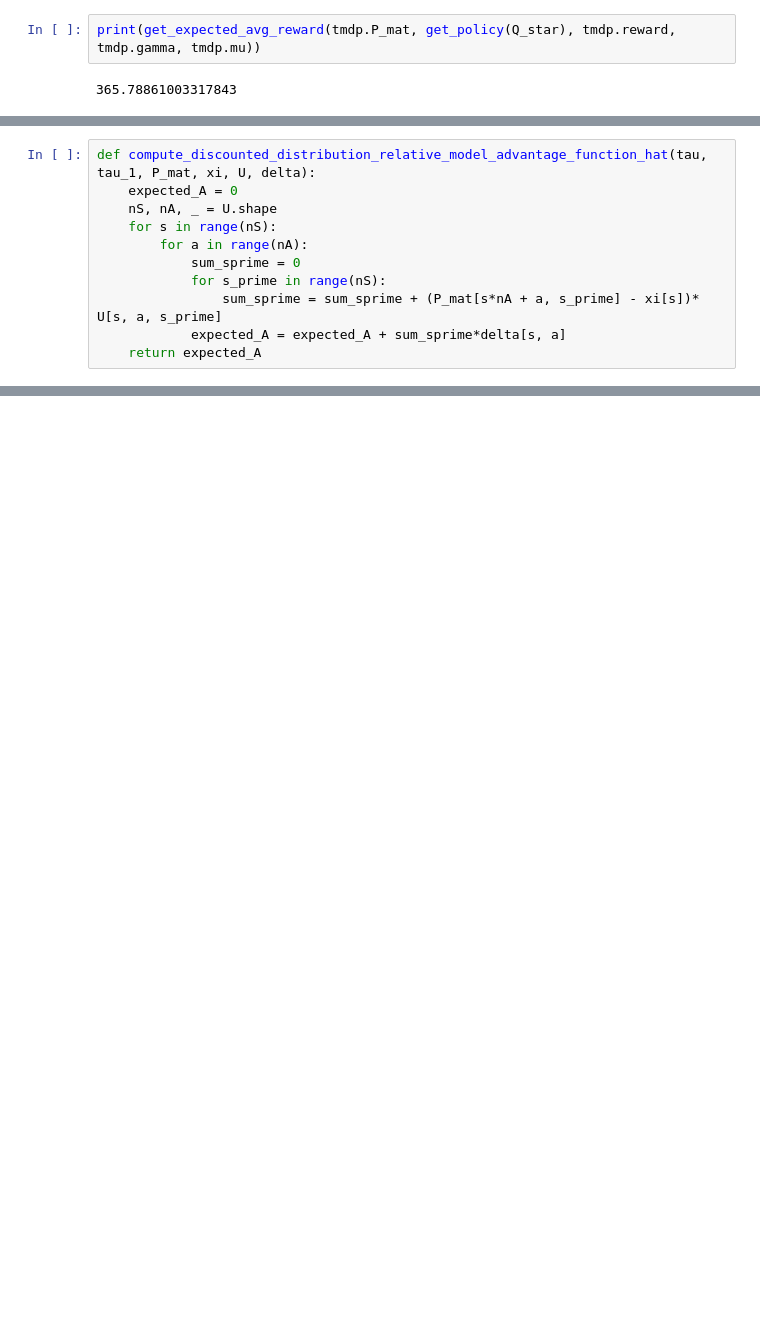
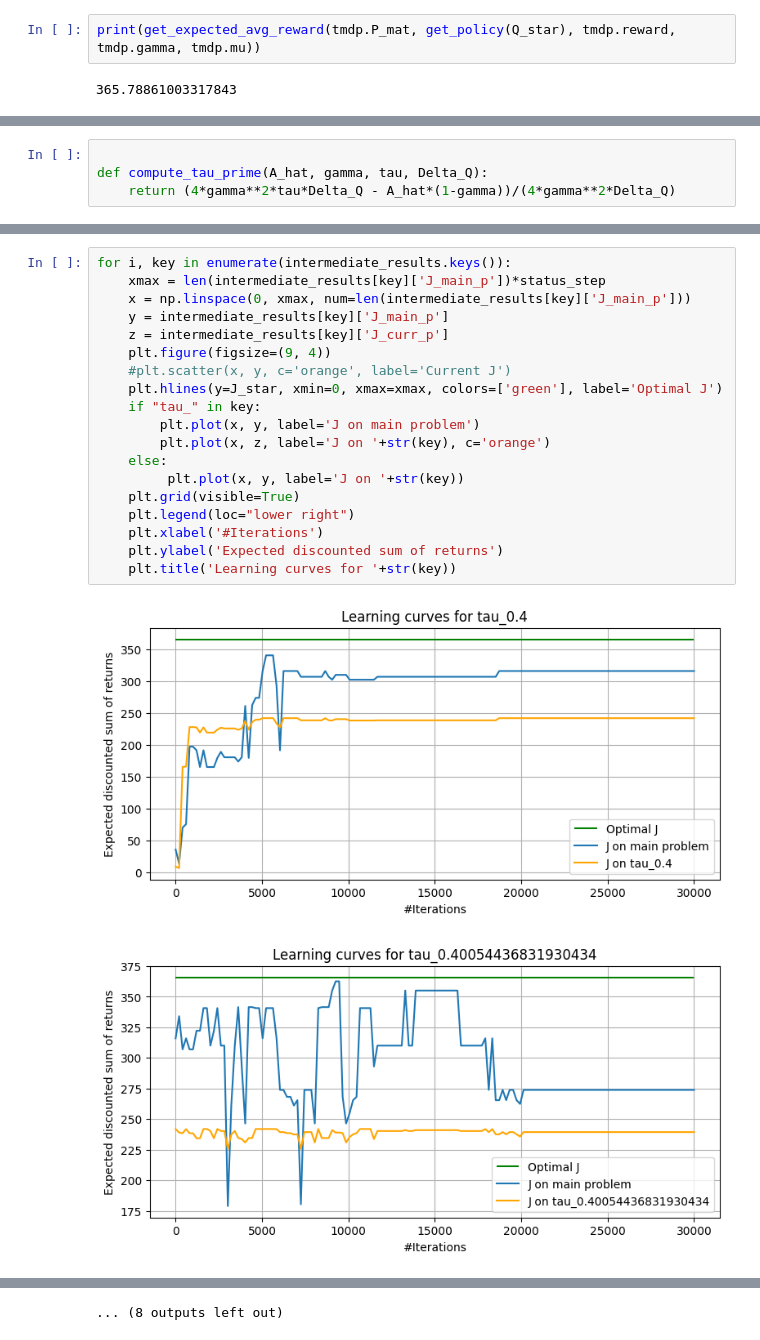
Before and after one commit to cris96spa/TMDP, a Jupyter notebook: Test_bounds - Copia.ipynb, the cells around one changed output, grey strips where cells are left out. Saved outputs shown, nothing was run; the diff lists cells and outputs as text; blank space fills up the shorter version.

```diff
--- a/Test_bounds - Copia.ipynb
+++ b/Test_bounds - Copia.ipynb
@@ -222,11 +199,0 @@ def compute_relative_model_advantage_function_2(tau, tau_1, P_mat, xi, U):
-# %%
-def compute_discounted_distribution_relative_model_advantage_function_hat(tau, tau_1, P_mat, xi, U, delta):
-    expected_A = 0
-    nS, nA, _ = U.shape
-    for s in range(nS):
-        for a in range(nA):
-            sum_sprime = 0
-            for s_prime in range(nS):
-                sum_sprime = sum_sprime + (P_mat[s*nA + a, s_prime] - xi[s])* U[s, a, s_prime]
-            expected_A = expected_A + sum_sprime*delta[s, a]
-    return expected_A
@@ -292,0 +200,4 @@ for key in models.keys():
+# %%
+
+def compute_tau_prime(A_hat, gamma, tau, Delta_Q):
+    return (4*gamma**2*tau*Delta_Q - A_hat*(1-gamma))/(4*gamma**2*Delta_Q)
@@ -292,0 +335,22 @@ for key in models.keys():
+# %%
+for i, key in enumerate(intermediate_results.keys()):
+    xmax = len(intermediate_results[key]['J_main_p'])*status_step
+    x = np.linspace(0, xmax, num=len(intermediate_results[key]['J_main_p']))
+    y = intermediate_results[key]['J_main_p']
+    z = intermediate_results[key]['J_curr_p']
+    plt.figure(figsize=(9, 4))
+    #plt.scatter(x, y, c='orange', label='Current J')
+    plt.hlines(y=J_star, xmin=0, xmax=xmax, colors=['green'], label='Optimal J')
+    if "tau_" in key:
+        plt.plot(x, y, label='J on main problem')
+        plt.plot(x, z, label='J on '+str(key), c='orange')
+    else:
+         plt.plot(x, y, label='J on '+str(key))
+    plt.grid(visible=True)
+    plt.legend(loc="lower right")
+    plt.xlabel('#Iterations')
+    plt.ylabel('Expected discounted sum of returns')
+    plt.title('Learning curves for '+str(key))
+# %% [output]
+[figure, added]
+[figure, added]
@@ -292,0 +367 @@ for key in models.keys():
+... (8 outputs left out)
```
Also changed, not shown: parts of 14 cells of this notebook, 7 other files.
